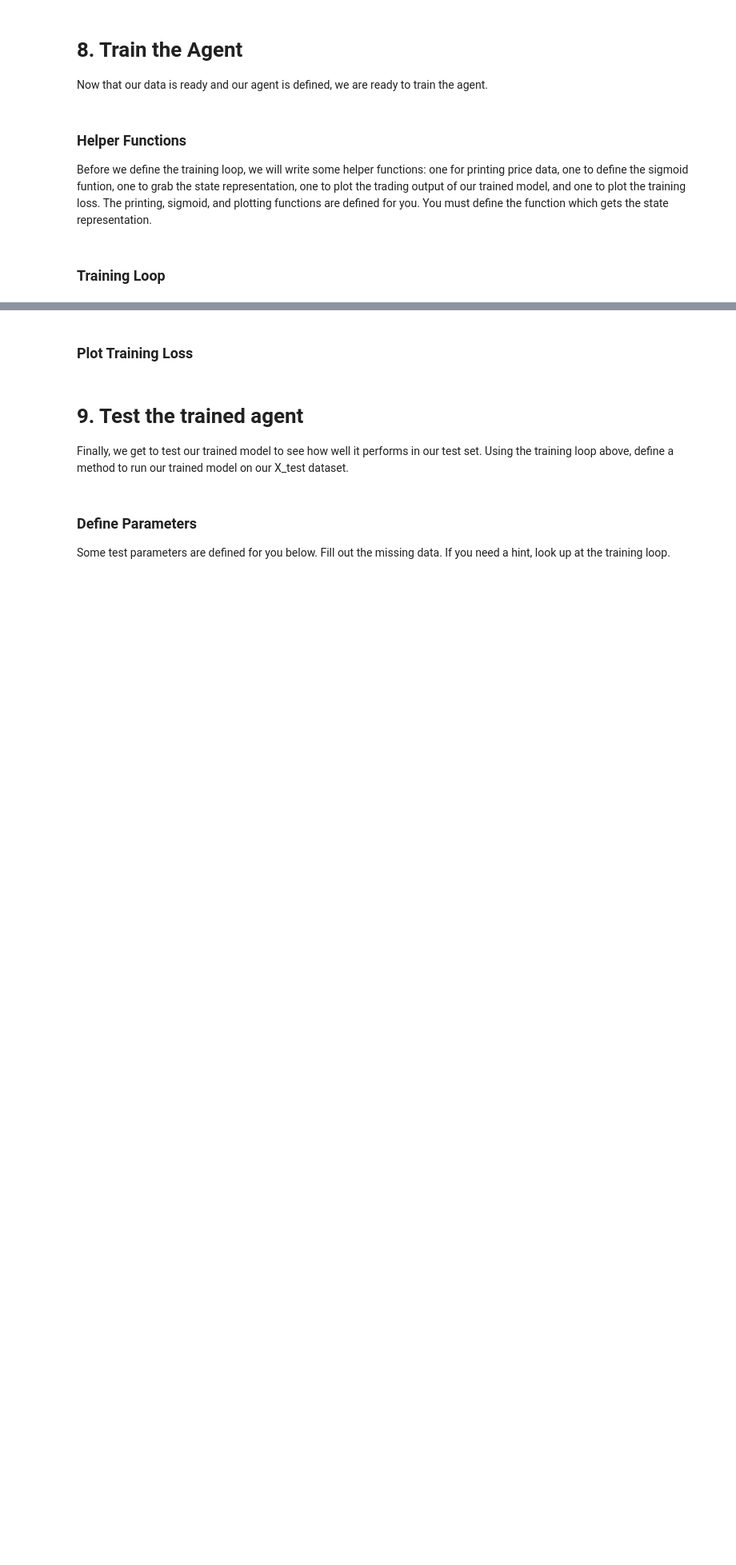
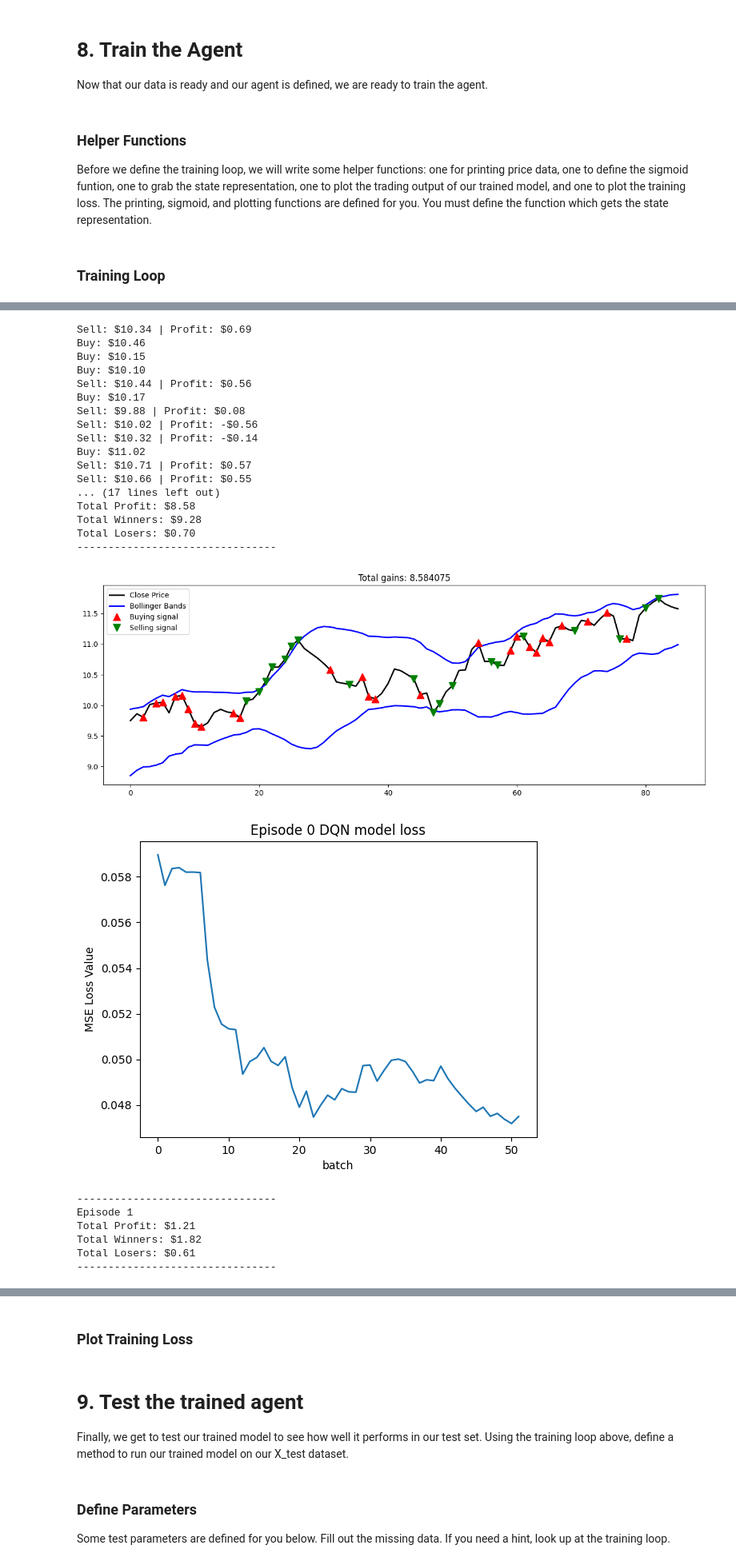
Before and after one commit to Fadi88/CD13651-Project, a Jupyter notebook: Project/project_nb.ipynb, the cells around one changed output, grey strips where cells are left out. Shown at 80% size. Drawn from its saved outputs; the diff is of its cells as text; code cells hidden in the pictures; blank space fills up the shorter version.

```diff
--- a/Project/project_nb.ipynb
+++ b/Project/project_nb.ipynb
@@ -224,7 +283,7 @@ def sigmoid(x):
     return 1 / (1 + math.exp(-x))
 
 # Plot behavior of trade output
-def plot_behavior(data_input, bb_upper_data, bb_lower_data, states_buy, states_sell, profit, train=True):
+def plot_behavior(data_input, bb_upper_data, bb_lower_data, states_buy, states_sell, profit, train=True, save_path=None):
     fig = plt.figure(figsize = (15,5))
     plt.plot(data_input, color='k', lw=2., label= 'Close Price')
     plt.plot(bb_upper_data, color='b', lw=2., label = 'Bollinger Bands')
@@ -238,9 +297,10 @@ def plot_behavior(data_input, bb_upper_data, bb_lower_data, states_buy, states_s
         pass
     else:
         pass
+
     plt.show()
 
-def plot_losses(losses, title):
+def plot_losses(losses, title, save_path=None):
     plt.plot(losses)
     plt.title(title)
     plt.ylabel('MSE Loss Value')
@@ -268,5 +328,5 @@ def get_state(data, t, n):
 # display the shape of your training data in order to remond yourself how may features and examples there are in your training set
 # %%
 # keras.utils.disable_interactive_logging()
-window_size = 1
+window_size = 10
 agent = Agent(window_size, num_features=X_train.shape[1])
@@ -275,7 +338,7 @@ agent = Agent(window_size, num_features=X_train.shape[1])
 
 l = len(X_train) - 1
 batch_size = 32
-episode_count = 2
+episode_count = 100
 
 normalizer_close = normlist[idx_close]
 normalizer_bb_upper = normlist[idx_bb_upper]
@@ -300,19 +363,24 @@ for e in range(episode_count + 1):
     for t in tqdm(range(l), desc=f'Running episode {e}/{episode_count}'):
         action = agent.act(state)
         next_state = get_state(X_train, t + 1, window_size + 1)
-        reward = 0
+        reward = -0.1  # Small penalty for holding\n
 
         if action == 1: # buy
             buy_price = X_train_true_price[t]
             agent.inventory.append(buy_price)
             states_buy.append(t)
-            # print(f"Buy: {format_price(buy_price)}")
+            if e % 20 == 0:
+                print(f"Buy: {format_price(buy_price)}")
 
         elif action == 2 and len(agent.inventory) > 0: # sell
             bought_price = agent.inventory.pop(0)
             sell_price = X_train_true_price[t]
             trade_profit = sell_price - bought_price
-            reward = max(trade_profit, 0)
+            # Amplify profit incentive
+            if trade_profit > 0:
+                reward = trade_profit * 2.0  # Double reward for profit
+            else:
+                reward = trade_profit * 1.5  # Amplify loss to discourage bad trades
             total_profit += trade_profit
 
             if trade_profit >= 0:
@@ -320,7 +388,8 @@ for e in range(episode_count + 1):
             else:
                 total_losers += abs(trade_profit)
             states_sell.append(t)
-            # print(f"Sell: {format_price(sell_price)} | Profit: {format_price(trade_profit)}")
+            if e % 20 == 0:
+                print(f"Sell: {format_price(sell_price)} | Profit: {format_price(trade_profit)}")
 
         done = True if t == l - 1 else False
         agent.memory.append((state, action, reward, next_state, done))
@@ -333,11 +402,10 @@ for e in range(episode_count + 1):
             print(f'Total Winners: {format_price(total_winners)}')
             print(f'Total Losers: {format_price(total_losers)}')
             print('--------------------------------')
-            plot_behavior(X_train_true_price, X_train_true_bb_upper, X_train_true_bb_lower, states_buy, states_sell, total_profit)
-            plot_losses(batch_losses, f'Episode {e} DQN model loss')
+            if e % 20 == 0 or e == episode_count:
+                plot_behavior(X_train_true_price, X_train_true_bb_upper, X_train_true_bb_lower, states_buy, states_sell, total_profit, save_path=None)
+                plot_losses(batch_losses, f'Episode {e} DQN model loss', save_path=None)
 
         if len(agent.memory) > batch_size:
             agent.exp_replay(batch_size, batch_losses)
-
-    if e % 10 == 0:
-        agent.model.save(f'model_ep{e}.keras')
+# %% [output]
@@ -343,0 +435,25 @@ for e in range(episode_count + 1):
+Sell: $10.34 | Profit: $0.69
+Buy: $10.46
+Buy: $10.15
+Buy: $10.10
+Sell: $10.44 | Profit: $0.56
+Buy: $10.17
+Sell: $9.88 | Profit: $0.08
+Sell: $10.02 | Profit: -$0.56
+Sell: $10.32 | Profit: -$0.14
+Buy: $11.02
+Sell: $10.71 | Profit: $0.57
+Sell: $10.66 | Profit: $0.55
+... (17 lines left out)
+Total Profit: $8.58
+Total Winners: $9.28
+Total Losers: $0.70
+--------------------------------
+[figure, added]
+[figure, added]
+--------------------------------
+Episode 1
+Total Profit: $1.21
+Total Winners: $1.82
+Total Losers: $0.61
+--------------------------------
```
Also changed, not shown: parts of 10 cells of this notebook, 2 other files.
